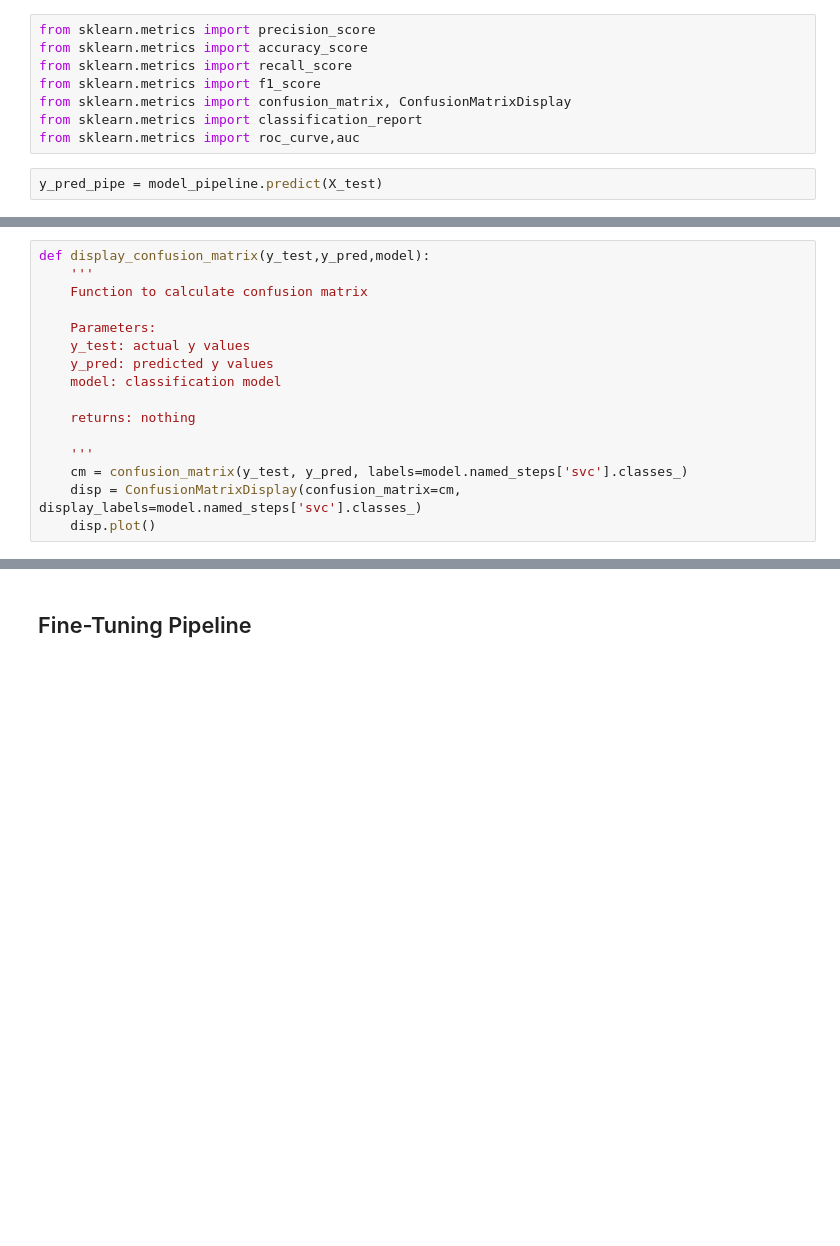
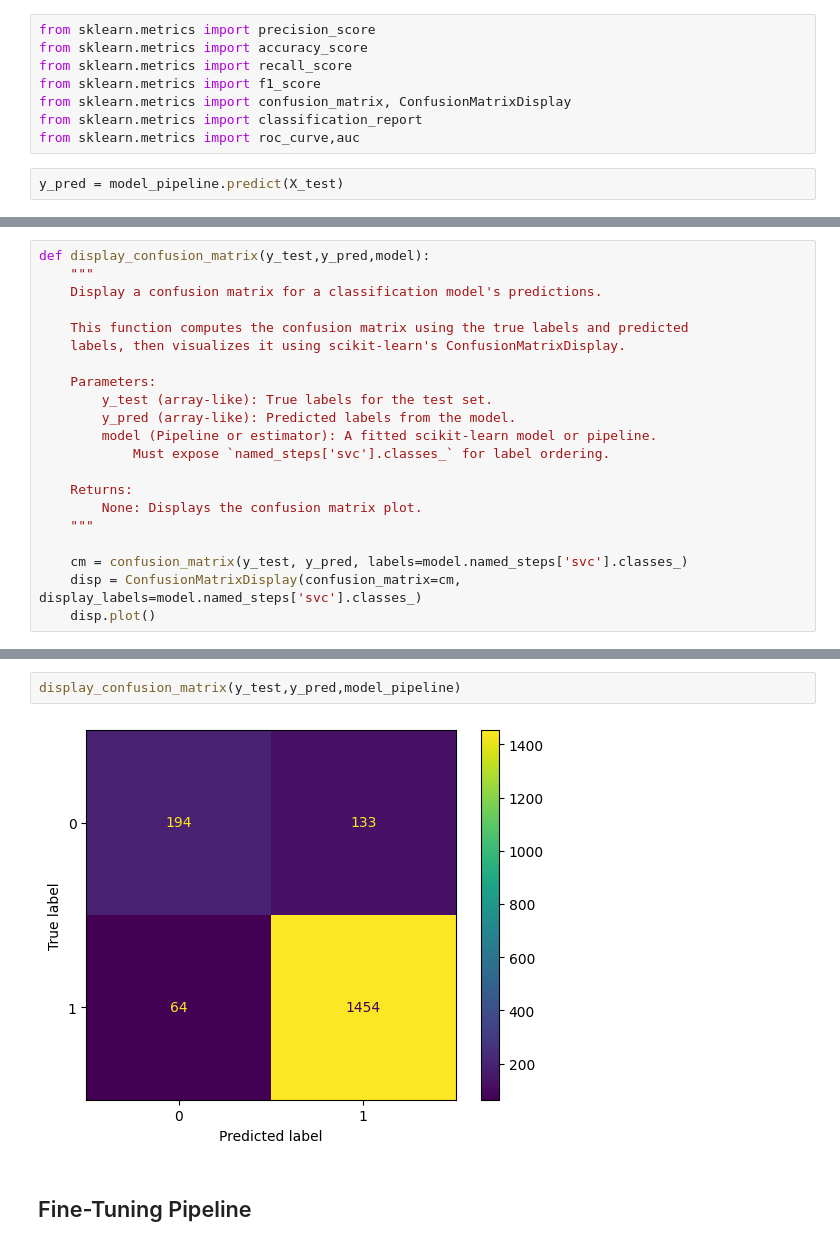
Before and after one commit to kumarbyes/dsnd-pipelines-project, a Jupyter notebook: starter/starter.ipynb, the cells around one changed output, grey strips where cells are left out. Drawn from its saved outputs; the diff is of its cells as text; blank space fills up the shorter version.

Commit message:
style: Add docstrings to classes and functions

```diff
--- a/starter/starter.ipynb
+++ b/starter/starter.ipynb
@@ -757,6 +927,6 @@ from sklearn.metrics import confusion_matrix, ConfusionMatrixDisplay
 from sklearn.metrics import classification_report
 from sklearn.metrics import roc_curve,auc
 # %%
-y_pred_pipe = model_pipeline.predict(X_test)
+y_pred = model_pipeline.predict(X_test)
 # %%
 def calc_classification_metrics(y_test,y_pred):
@@ -777,19 +962,24 @@ def calc_classification_metrics(y_test,y_pred):
     print("The F1 of the model is {}.".format(f1))
 
     return accuracy,precision,recall,f1
-# %%
-def display_confusion_matrix(y_test,y_pred,model):
-    '''
-    Function to calculate confusion matrix
-
-    Parameters:
-    y_test: actual y values
-    y_pred: predicted y values
-    model: classification model
-
-    returns: nothing
-
-    '''
-    cm = confusion_matrix(y_test, y_pred, labels=model.named_steps['svc'].classes_)
-    disp = ConfusionMatrixDisplay(confusion_matrix=cm, display_labels=model.named_steps['svc'].classes_)
-    disp.plot()
+# %%
+def display_confusion_matrix(y_test,y_pred,model):
+    """
+    Display a confusion matrix for a classification model's predictions.
+
+    This function computes the confusion matrix using the true labels and predicted
+    labels, then visualizes it using scikit-learn's ConfusionMatrixDisplay.
+
+    Parameters:
+        y_test (array-like): True labels for the test set.
+        y_pred (array-like): Predicted labels from the model.
+        model (Pipeline or estimator): A fitted scikit-learn model or pipeline.
+            Must expose `named_steps['svc'].classes_` for label ordering.
+
+    Returns:
+        None: Displays the confusion matrix plot.
+    """
+
+    cm = confusion_matrix(y_test, y_pred, labels=model.named_steps['svc'].classes_)
+    disp = ConfusionMatrixDisplay(confusion_matrix=cm, display_labels=model.named_steps['svc'].classes_)
+    disp.plot()
@@ -796,3 +993,7 @@ def display_confusion_matrix(y_test,y_pred,model):
+# %%
+display_confusion_matrix(y_test,y_pred,model_pipeline)
+# %% [output]
+[figure, added]
 # %% [markdown]
 ## Fine-Tuning Pipeline
 # %% [markdown]
```
Also changed, not shown: parts of 60 cells of this notebook, 2 other files.
